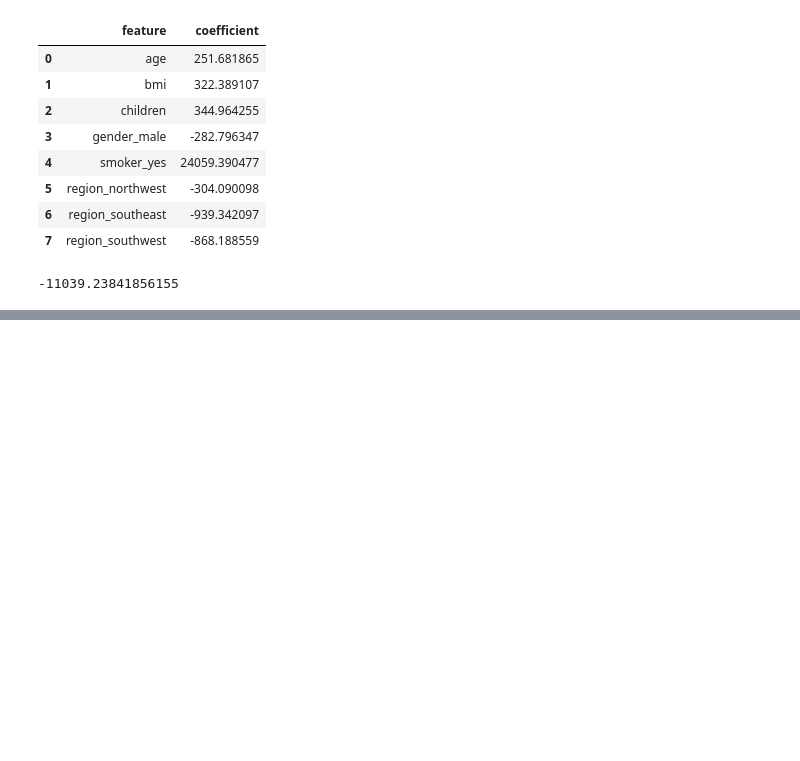
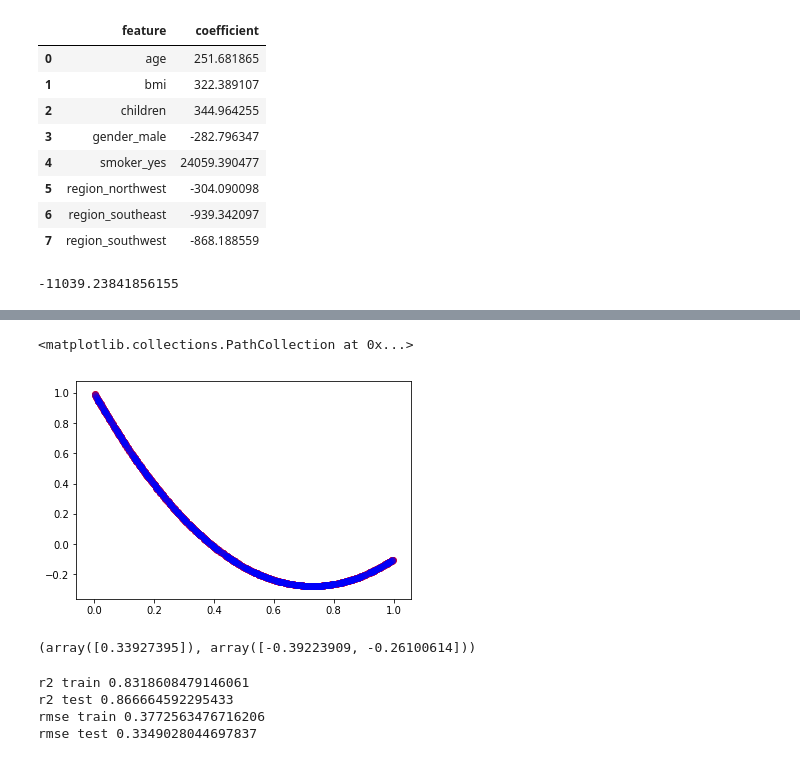
Before and after one commit to sohanlal1234/machine-learning, a Jupyter notebook: demos/Day 1 - regression problem.ipynb, the cells around one changed output, grey strips where cells are left out. Saved outputs shown, nothing was run; the diff lists cells and outputs as text; code cells hidden in the pictures; blank space fills up the shorter version.

```diff
--- a/demos/Day 1 - regression problem.ipynb
+++ b/demos/Day 1 - regression problem.ipynb
@@ -184,0 +330,22 @@ est.intercept_
+# %%
+x_poly = preprocessing.PolynomialFeatures(degree=2
+                        , include_bias=False).fit_transform(x.reshape((-1,1)))
+
+#lr = linear_model.SGDRegressor(random_state=1, max_iter=1000, tol=1e-4
+#                            , alpha=0.000, eta0=0.001,  )
+
+lr = linear_model.LinearRegression()
+
+
+lr.fit(x_poly, y)
+
+y_pred = lr.predict(x_poly)
+plt.scatter(x, y, color = "red", label = "actual", )
+plt.scatter(x, y_pred, color = "blue", label = "prediction", alpha = 0.2)
+# %% [output]
+<matplotlib.collections.PathCollection at 0x...>
+[figure, added]
+# %%
+lr.intercept_, lr.coef_
+# %% [output]
+(array([0.33927395]), array([-0.39223909, -0.26100614]))
@@ -184,0 +354,37 @@ est.intercept_
+# %%
+target = "charges"
+
+y = np.log(df[target])
+X = df.drop(columns=[target])
+X["high_bmi"] = np.where(X.bmi>30, 1, 0)
+X["age_group"] = np.where(X.age>60, 1, 0)
+
+
+X = pd.get_dummies(X, drop_first=True)
+
+X_train, X_test, y_train, y_test = model_selection.train_test_split(X.values.astype("float")
+                                    , y , test_size = 0.3, random_state = 1)
+
+
+pipe = pipeline.Pipeline([
+    ("poly", preprocessing.PolynomialFeatures(degree=2, include_bias=False)),
+    ("scaler", preprocessing.StandardScaler()),
+    ("est",linear_model.SGDRegressor(random_state=1, eta0=0.001, tol=1e-5
+                            , learning_rate="constant"
+                            , max_iter= 10000))
+])
+pipe.fit(X_train, y_train)
+
+y_train_pred = pipe.predict(X_train)
+y_test_pred = pipe.predict(X_test)
+
+print("r2 train", metrics.r2_score(y_train, y_train_pred))
+print("r2 test", metrics.r2_score(y_test, y_test_pred))
+
+print("rmse train", np.sqrt(metrics.mean_squared_error(y_train, y_train_pred)))
+print("rmse test", np.sqrt(metrics.mean_squared_error(y_test, y_test_pred)))
+# %% [output]
+r2 train 0.8318608479146061
+r2 test 0.866664592295433
+rmse train 0.3772563476716206
+rmse test 0.3349028044697837
```
Also changed, not shown: parts of 18 cells of this notebook, 2 other files.
